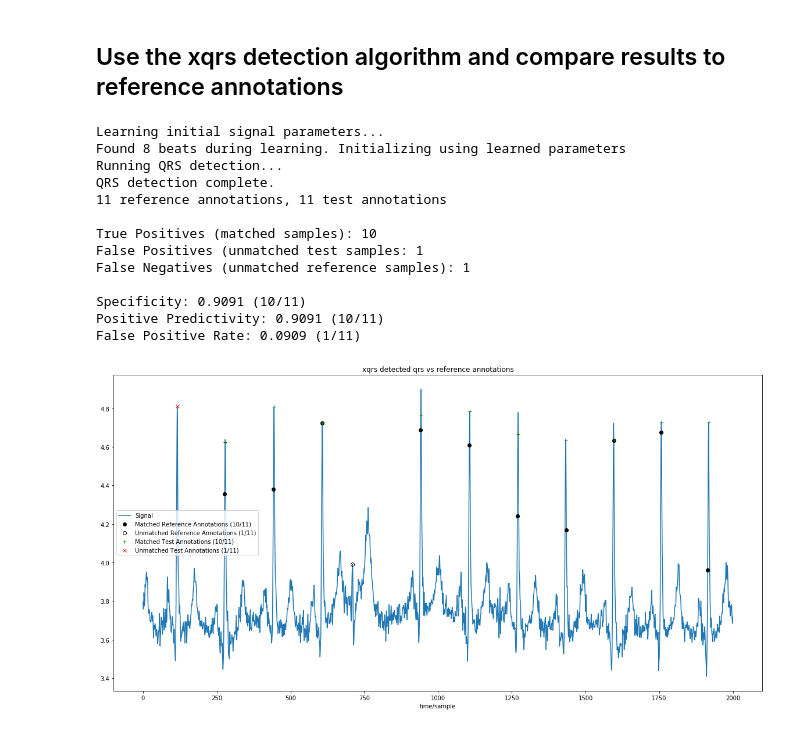
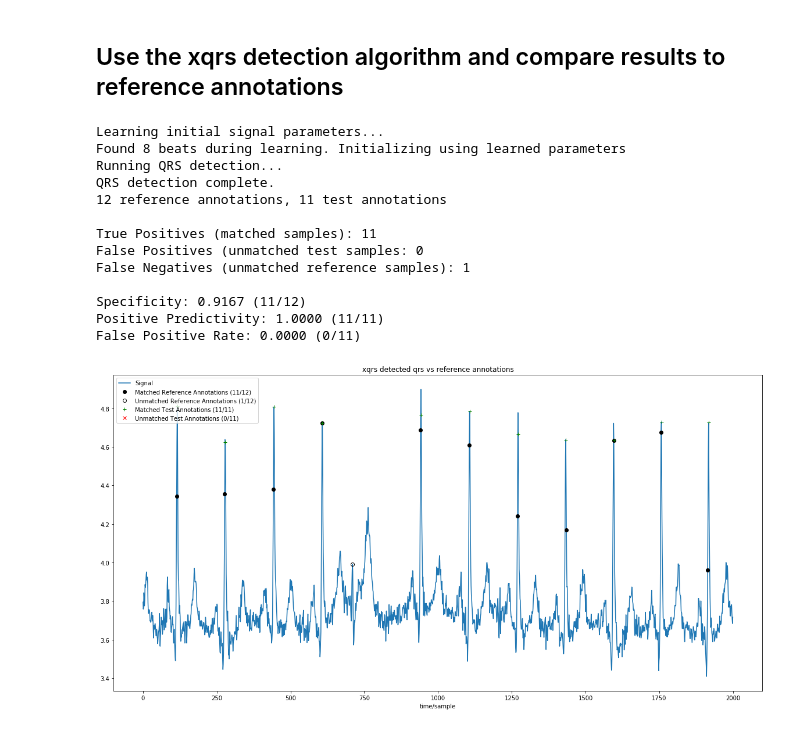
Before and after one commit to singuyenmai/ECG-processing, a Jupyter notebook: notebooks/playground_incartdb.ipynb, the cells around one changed output. Drawn from its saved outputs; the diff is of its cells as text; code cells hidden in the pictures.

Commit message:
run many samples

```diff
--- a/notebooks/playground_incartdb.ipynb
+++ b/notebooks/playground_incartdb.ipynb
@@ -136,35 +139,35 @@ peaks_hr(sig=merged, peak_inds=sorted(corrected_peak_inds), fs=record.fs,
 # %%
 sig, fields = wfdb.rdsamp('../incartDb/I01', channels=[0], sampto=2000)
 ann_ref = wfdb.rdann('../incartDb/I01','atr', sampto=2000)
 
 # Run qrs detection on signal
 xqrs = processing.XQRS(sig=sig[:,0], fs=fields['fs'])
 xqrs.detect()
 # Alternatively, use the gateway function to get the qrs indices directly
 # qrs_inds = processing.xqrs_detect(sig=sig[:,0], fs=fields['fs'])
 
 # Compare detected qrs complexes to reference annotation.
 # Note, first sample in 100.atr is not a qrs.
-comparitor = processing.compare_annotations(ref_sample=ann_ref.sample[1:],
+comparitor = processing.compare_annotations(ref_sample=ann_ref.sample,
                                             test_sample=xqrs.qrs_inds,
                                             window_width=int(0.1 * fields['fs']),
                                             signal=sig[:,0])
 
 # Print and plot the results
 comparitor.print_summary()
 comparitor.plot(title='xqrs detected qrs vs reference annotations', figsize=(20,10))
 # %% [output]
 Learning initial signal parameters...
 Found 8 beats during learning. Initializing using learned parameters
 Running QRS detection...
 QRS detection complete.
-11 reference annotations, 11 test annotations
+12 reference annotations, 11 test annotations
 
-True Positives (matched samples): 10
-False Positives (unmatched test samples: 1
+True Positives (matched samples): 11
+False Positives (unmatched test samples: 0
 False Negatives (unmatched reference samples): 1
 
-Specificity: 0.9091 (10/11)
-Positive Predictivity: 0.9091 (10/11)
-False Positive Rate: 0.0909 (1/11)
+Specificity: 0.9167 (11/12)
+Positive Predictivity: 1.0000 (11/11)
+False Positive Rate: 0.0000 (0/11)
-[figure, old version]
+[figure, new version]
```
Also changed, not shown: parts of 1 cell of this notebook, 3 other files.
